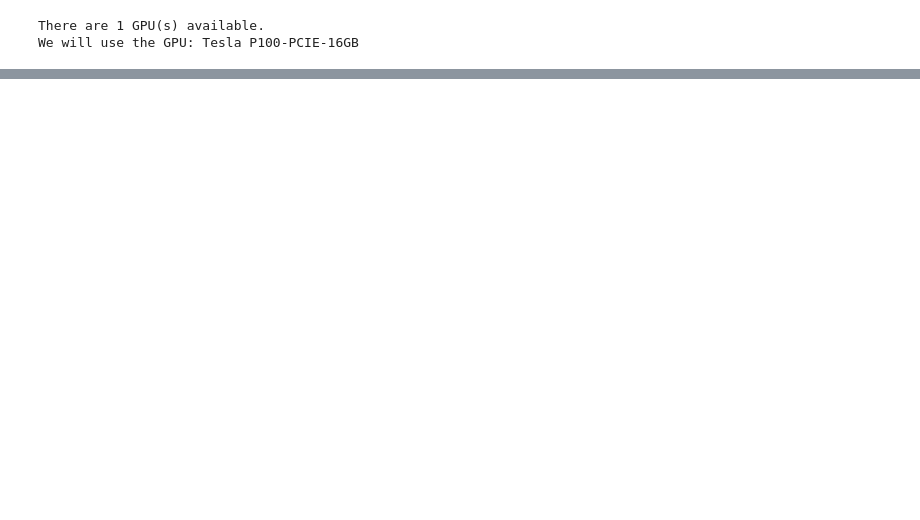
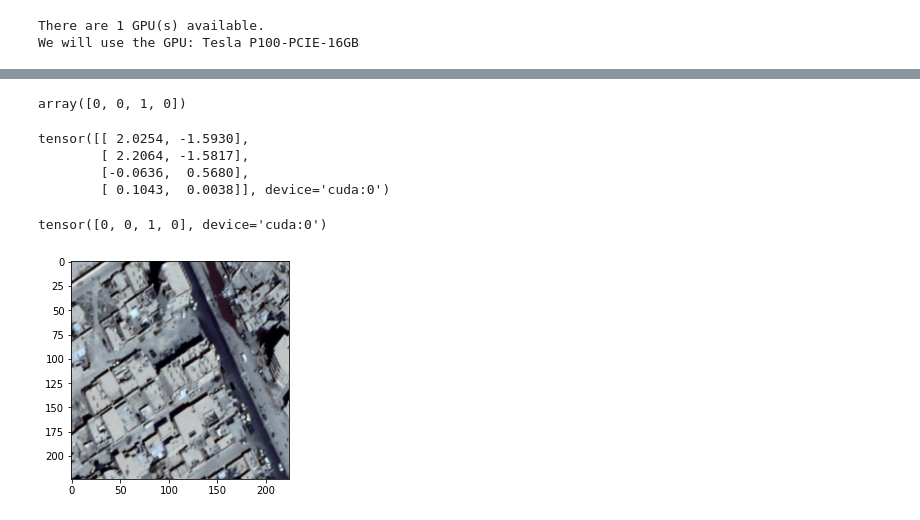
Before and after one commit to CesarRoaldes/destroyed_bluidings_detection, a Jupyter notebook: notebooks/transfer_learning.ipynb, the cells around one changed output, grey strips where cells are left out. Drawn from its saved outputs; the diff is of its cells as text; code cells hidden in the pictures; blank space fills up the shorter version.

```diff
--- a/notebooks/transfer_learning.ipynb
+++ b/notebooks/transfer_learning.ipynb
@@ -81,0 +144,16 @@ data_ezzor.head(3)
+# %%
+model = models.resnet18(pretrained=True)
+num_ftrs = model.fc.in_features
+# Here the size of each output sample is set to 2.
+# Alternatively, it can be generalized to nn.Linear(num_ftrs, len(class_names)).
+model.fc = nn.Linear(num_ftrs, 2)
+
+model = model.to(device)
+
+criterion = nn.CrossEntropyLoss()
+
+# Observe that all parameters are being optimized
+optimizer = optim.SGD(model.parameters(), lr=0.001, momentum=0.9)
+
+# Decay LR by a factor of 0.1 every 7 epochs
+scheduler = lr_scheduler.StepLR(optimizer_ft, step_size=7, gamma=0.1)
@@ -81,0 +284,20 @@ data_ezzor.head(3)
+# %%
+labels.detach().cpu().numpy()
+# %% [output]
+array([0, 0, 1, 0])
+# %%
+outputs
+# %% [output]
+tensor([[ 2.0254, -1.5930],
+        [ 2.2064, -1.5817],
+        [-0.0636,  0.5680],
+        [ 0.1043,  0.0038]], device='cuda:0')
+# %%
+preds
+# %% [output]
+tensor([0, 0, 1, 0], device='cuda:0')
+# %%
+for img in inputs:
+  plt.imshow(img.detach().cpu().numpy().transpose((1, 2, 0)))
+# %% [output]
+[figure, added]
```
Also changed, not shown: parts of 25 cells of this notebook.
